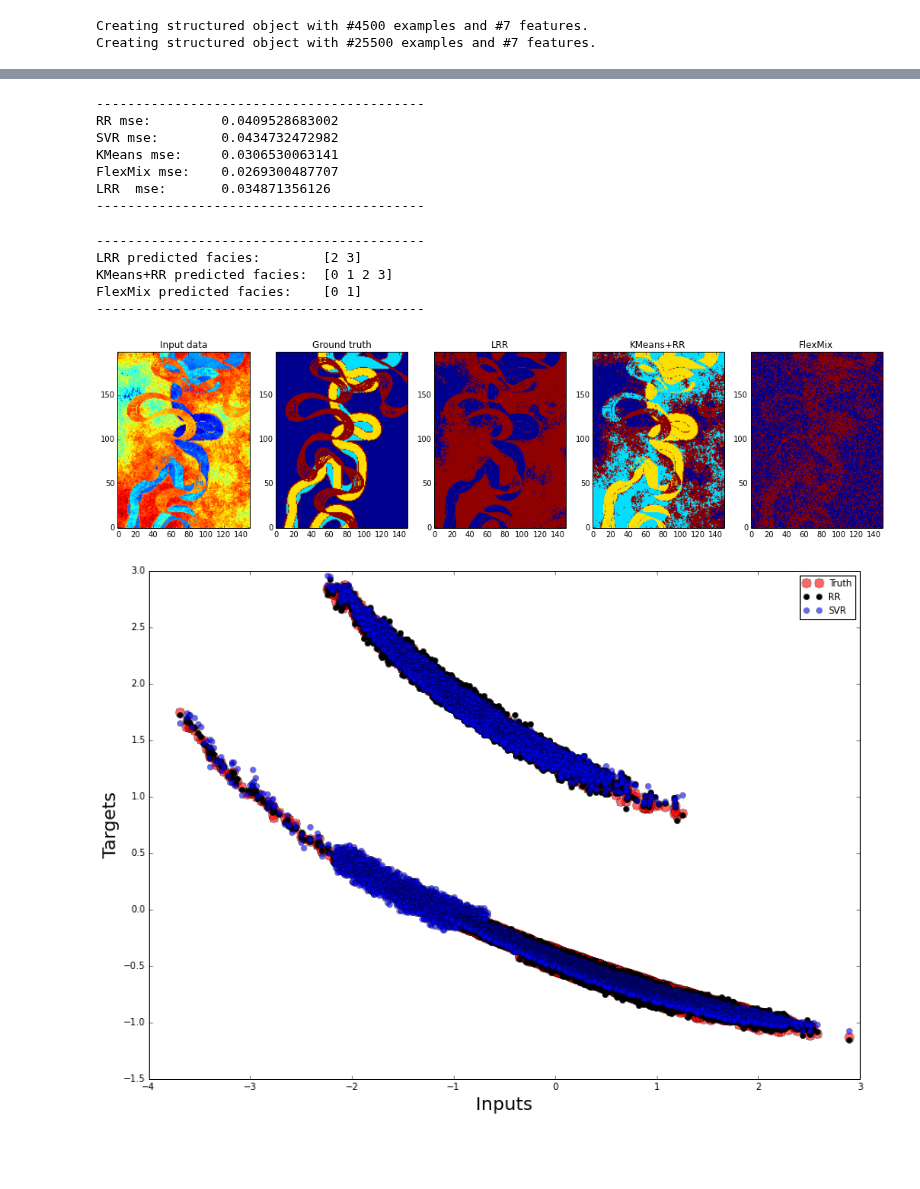
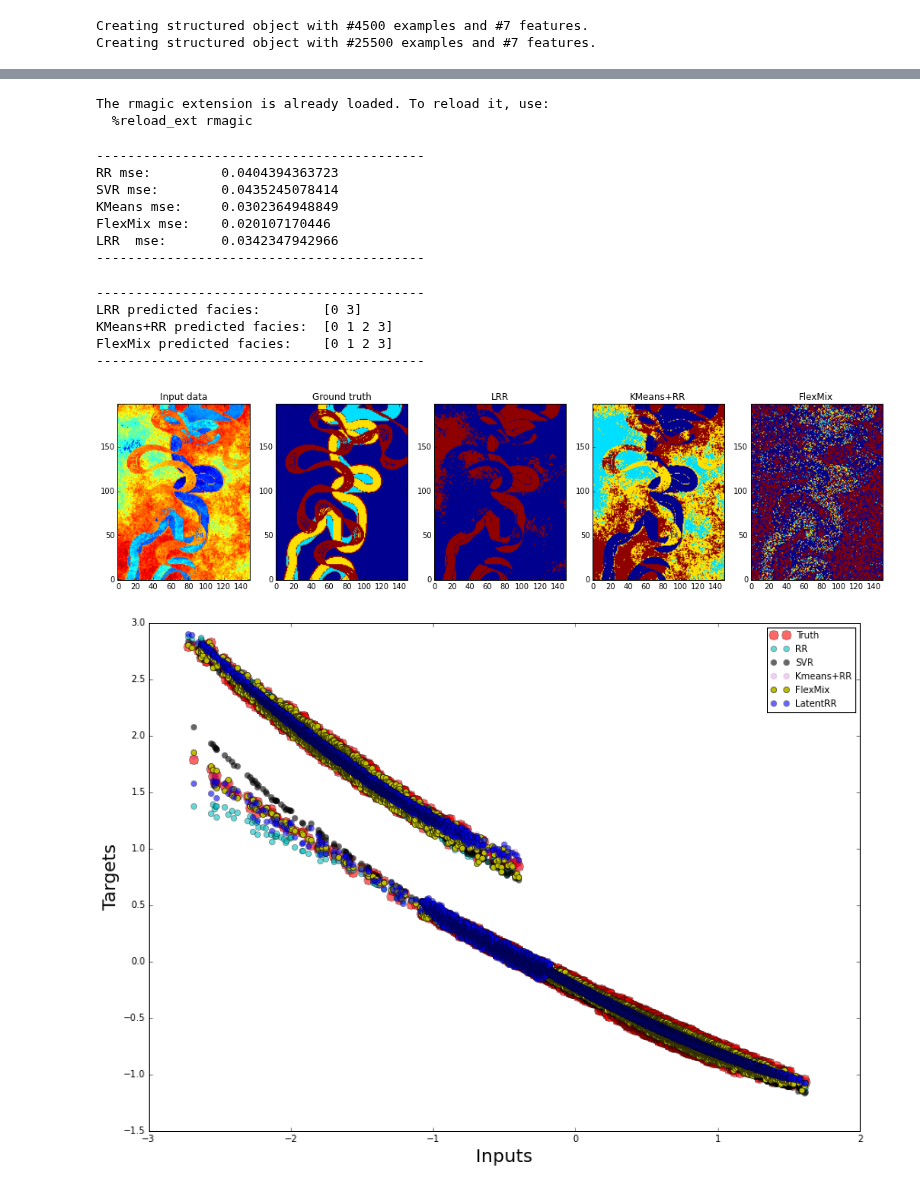
Before and after one commit to nicococo/niidbox, a Jupyter notebook: test_lrr_facies.ipynb, the cells around one changed output, grey strips where cells are left out. Drawn from its saved outputs; the diff is of its cells as text; code cells hidden in the pictures; blank space fills up the shorter version.

```diff
--- a/test_lrr_facies.ipynb
+++ b/test_lrr_facies.ipynb
@@ -210,7 +210,7 @@ Creating structured object with #4500 examples and #7 features.
 Creating structured object with #25500 examples and #7 features.
 # %%
 # train latent support vector regression
-lsvr = LatentRidgeRegression(theta=0.5, lam=0.0001, gam=1.)
+lsvr = LatentRidgeRegression(theta=0.9, lam=0.0001, gam=1.)
 (_, train_lats) = lsvr.fit(train_mc, max_iter=200)
 lrr_fit_lbls = np.array(train_lats)
 (y_pred_lrr, lats) = lsvr.predict(test_mc)
@@ -275,32 +275,36 @@ colNames.append('y')
 df_train.columns = colNames
 df_test.columns = colNames
 
-df_train_r = com.convert_to_r_dataframe(df_train)
-df_test_r = com.convert_to_r_dataframe(df_test)
+#df_train_r = com.convert_to_r_dataframe(df_train)
+#df_test_r = com.convert_to_r_dataframe(df_test)
 
 %R mycont <- list(iter = 200, tol = 0.001, class = "CEM")
 %R as(mycont, "FLXcontrol")
 
+#model = r.flexmix(robjects.Formula("y ~ ."),data=df_train_r, k=states)
 model = r.flexmix(robjects.Formula("y ~ ."),data=df_train, k=states)
 
 flexmix_fit_lbls = np.array(r.clusters(model))
-flexmix_pred_lbls = np.array(r.clusters(model,newdata=df_test_r))
+#flexmix_pred_lbls = np.array(r.clusters(model,newdata=df_test_r))
+flexmix_pred_lbls = np.array(r.clusters(model,newdata=df_test))
 
-pr = r.predict(model, newdata=df_test_r)
+#pr = r.predict(model, newdata=df_test_r)
+pr = r.predict(model, newdata=df_test)
 df = com.convert_robj(pr)
 s = pd.Series(df)
 aux = s.values
 dim = aux.shape[0]
 y_pred = np.zeros((len(y_test),dim))
 
-dim = aux.shape[0]
-y_pred = np.zeros((len(y_test),dim))
 for i in range(dim):
     y_pred[:,i] = np.copy(aux[i]).reshape(1,-1)
 y_pred_flx = np.zeros(len(y_test))
 for i in range (len(y_pred_flx)):
     y_pred_flx[i] = y_pred[i, flexmix_pred_lbls[i]-1]
 flx_mse = calc_error(y_test, y_pred_flx)
+# %% [output]
+The rmagic extension is already loaded. To reload it, use:
+  %reload_ext rmagic
 # %%
 print('------------------------------------------')
 print 'RR mse:        ', rr_mse
@@ -311,11 +315,11 @@ print 'LRR  mse:      ', lrr_mse
 print('------------------------------------------')
 # %% [output]
 ------------------------------------------
-RR mse:         0.0409528683002
-SVR mse:        0.0434732472982
-KMeans mse:     0.0306530063141
-FlexMix mse:    0.0269300487707
-LRR  mse:       0.034871356126
+RR mse:         0.0404394363723
+SVR mse:        0.0435245078414
+KMeans mse:     0.0302364948849
+FlexMix mse:    0.020107170446
+LRR  mse:       0.0342347942966
 ------------------------------------------
 # %%
 # Create lrr, kmeans, and flexmix matrices with facies results
@@ -345,9 +349,9 @@ print 'FlexMix predicted facies:   ', np.unique(flexmix_mat).astype(int)
 print('------------------------------------------')
 # %% [output]
 ------------------------------------------
-LRR predicted facies:        [2 3]
+LRR predicted facies:        [0 3]
 KMeans+RR predicted facies:  [0 1 2 3]
-FlexMix predicted facies:    [0 1]
+FlexMix predicted facies:    [0 1 2 3]
 ------------------------------------------
 # %%
 # Plot the image results
@@ -369,21 +373,22 @@ plot_image(flexmix_mat)
 ax.set_title('FlexMix')
 pl.show()
 # %% [output]
-[figure, old version]
+[figure, new version]
 # %%
 # Generate a scatter plot inputs x targets
 plt.figure(figsize=(14, 10))
-sinds = np.argsort(X_test[:,0])
+x = 0
+sinds = np.argsort(X_test[:,x])
 truth = y_test[sinds]
-plt.plot(X_test[sinds,3], truth, 'or', alpha=0.6, markersize=10.0)
-# plt.plot(X_test[sinds,2], y_pred_rr[sinds], 'oc', alpha=0.6, markersize=6.0)
-# plt.plot(X_test[sinds,2], y_pred_svr[sinds], 'oy', alpha=0.6, markersize=6.0)
-# plt.plot(X_test[sinds,2], y_pred_krr[sinds], 'om', alpha=0.2, markersize=6.0)
-plt.plot(X_test[sinds,3], y_pred_flx[sinds], 'ok', alpha=1.0, markersize=6.0)
-plt.plot(X_test[sinds,3], y_pred_lrr[sinds], 'ob', alpha=0.6, markersize=6.0)
+plt.plot(X_test[sinds,x], truth, 'or', alpha=0.6, markersize=10.0)
+plt.plot(X_test[sinds,x], y_pred_rr[sinds], 'oc', alpha=0.6, markersize=6.0)
+plt.plot(X_test[sinds,x], y_pred_svr[sinds], 'ok', alpha=0.6, markersize=6.0)
+plt.plot(X_test[sinds,x], y_pred_krr[sinds], 'om', alpha=0.2, markersize=6.0)
+plt.plot(X_test[sinds,x], y_pred_flx[sinds], 'oy', alpha=1.0, markersize=6.0)
+plt.plot(X_test[sinds,x], y_pred_lrr[sinds], 'ob', alpha=0.6, markersize=6.0)
 plt.xlabel('Inputs', fontsize=20)
 plt.ylabel('Targets', fontsize=20)
 plt.legend(['Truth', 'RR', 'SVR', 'Kmeans+RR', 'FlexMix', 'LatentRR'], loc=1, fontsize=10)
 plt.show()
 # %% [output]
-[figure, old version]
+[figure, new version]
```
Also changed, not shown: parts of 3 cells of this notebook.
